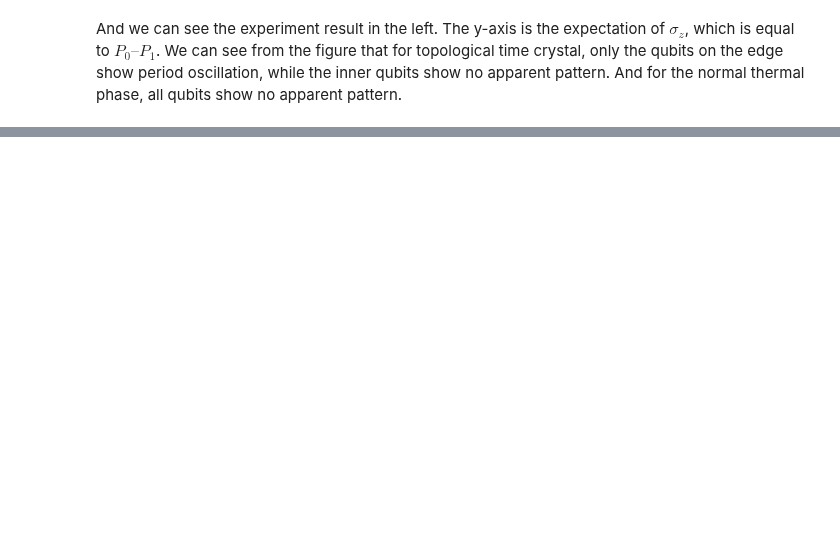
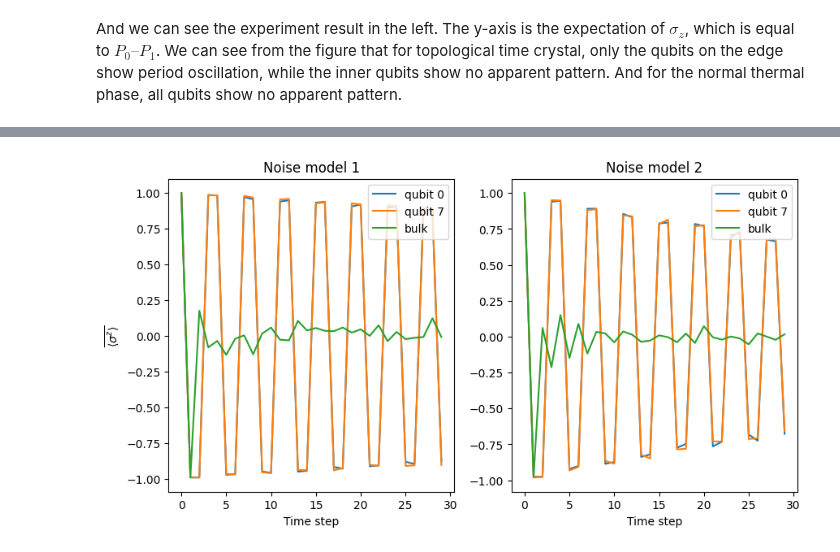
Before and after one commit to JanusQ/JanusQ, a Jupyter notebook: examples/4-2.simulate_time_crystal.ipynb, the cells around one changed output, grey strips where cells are left out. Cells and saved outputs as stored; diff of their text form; code cells hidden in the pictures; blank space fills up the shorter version.

```diff
--- a/examples/4-2.simulate_time_crystal.ipynb
+++ b/examples/4-2.simulate_time_crystal.ipynb
@@ -265,0 +281,19 @@ And we can see the experiment result in the left. The y-axis is the expectation
+# %%
+noise_model1 = build_noise_model(0.006, 0.01)
+noise_model2 = build_noise_model(0.02, 0.04)
+res1 = collect_result(30, noise_model1, dis_pram=2)
+res2 = collect_result(30, noise_model2, dis_pram=2)
+# draw two subplots in one figure, two subplots in parallel
+fig, axs = plt.subplots(1, 2, figsize=(10, 5))
+axs[0].plot(res1)
+axs[0].set_title('Noise model 1')
+axs[0].set_xlabel('Time step')
+axs[0].set_ylabel(r'$\overline{\left\langle\sigma^z\right\rangle}$')
+axs[0].legend(['qubit 0', 'qubit 7', 'bulk'])
+axs[1].plot(res2)
+axs[1].set_title('Noise model 2')
+axs[1].set_xlabel('Time step')
+axs[1].legend(['qubit 0', 'qubit 7', 'bulk'])
+plt.show()
+# %% [output]
+[figure, added]
```
Also changed, not shown: parts of 15 cells of this notebook.
